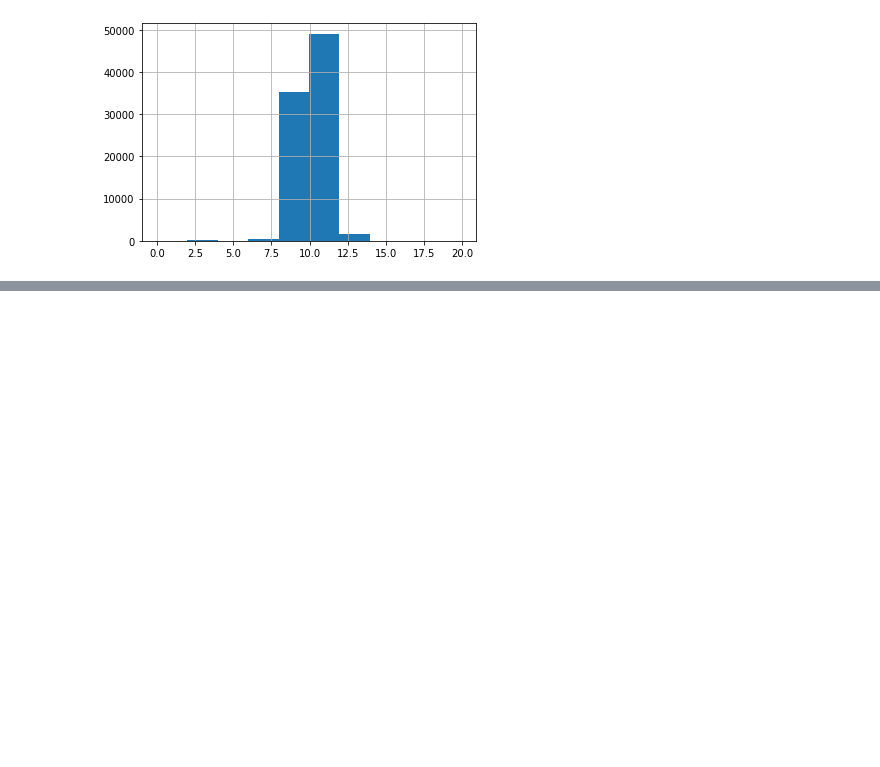
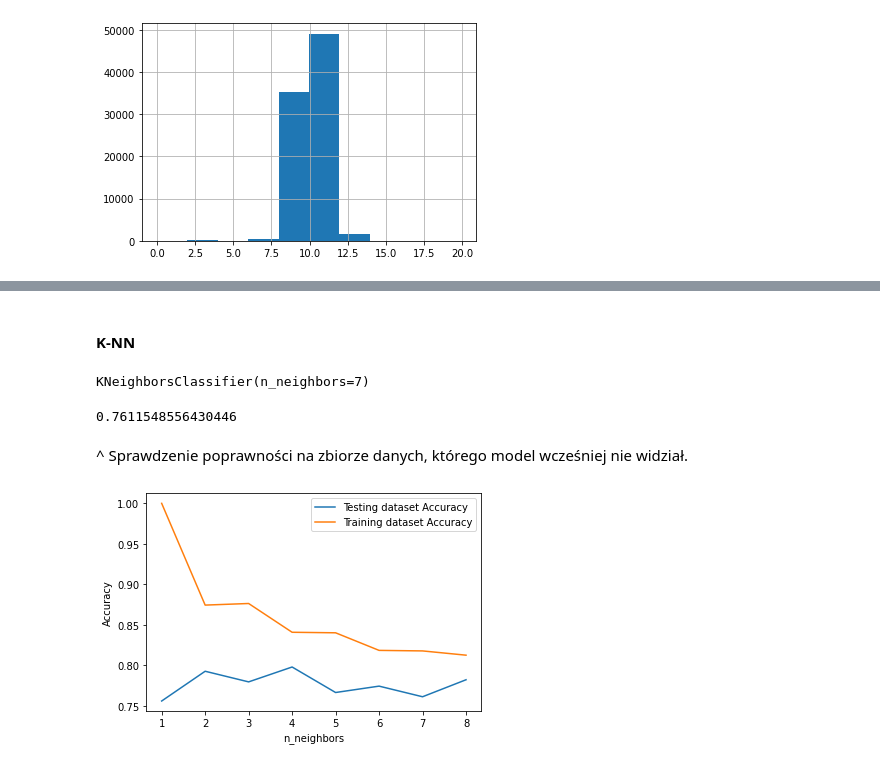
Before and after one commit to dawidzielinski/Bootcamp-DS-Katowice-IV, a Jupyter notebook: Dawid Zielinski (Bootcamp DS Katowice IV).ipynb, the cells around one changed output, grey strips where cells are left out. Saved outputs shown, nothing was run; the diff lists cells and outputs as text; code cells hidden in the pictures; blank space fills up the shorter version.

```diff
--- a/Dawid Zielinski (Bootcamp DS Katowice IV).ipynb
+++ b/Dawid Zielinski (Bootcamp DS Katowice IV).ipynb
@@ -374,4 +412,0 @@ y = train.Disbursed
-# %%
-X = pd.get_dummies(X)
-train = pd.get_dummies(train)
-test = pd.get_dummies(test)
@@ -378,3 +490,5 @@ test = pd.get_dummies(test)
+# %% [markdown]
+#### K-NN
 # %%
-from sklearn.model_selection import train_test_split
-x_train, x_cv, y_train, y_cv = train_test_split(X,y, test_size=0.3)
+from sklearn.neighbors import KNeighborsClassifier
+X_train, X_test, y_train, y_test = train_test_split(X,y, test_size=0.2, random_state=0)
@@ -387,0 +495,34 @@ x_train, x_cv, y_train, y_cv = train_test_split(X,y, test_size=0.3)
+# %%
+knn = KNeighborsClassifier(n_neighbors=7)
+# %%
+knn.fit(X_train, y_train)
+# %% [output]
+KNeighborsClassifier(n_neighbors=7)
+# %%
+print(knn.score(X_test, y_test))
+# %% [output]
+0.7611548556430446
+# %% [markdown]
+^ Sprawdzenie poprawności na zbiorze danych, którego model wcześniej nie widział.
+# %%
+neighbors = np.arange(1, 9)
+train_accuracy = np.empty(len(neighbors))
+test_accuracy = np.empty(len(neighbors))
+
+for i, k in enumerate(neighbors):
+    knn = KNeighborsClassifier(n_neighbors=k)
+    knn.fit(X_train, y_train)
+
+    train_accuracy[i] = knn.score(X_train, y_train)
+    test_accuracy[i] = knn.score(X_test, y_test)
+
+# Wykres
+plt.plot(neighbors, test_accuracy, label = 'Testing dataset Accuracy')
+plt.plot(neighbors, train_accuracy, label = 'Training dataset Accuracy')
+
+plt.legend()
+plt.xlabel('n_neighbors')
+plt.ylabel('Accuracy')
+plt.show()
+# %% [output]
+[figure, added]
```
Also changed, not shown: parts of 26 cells of this notebook.
